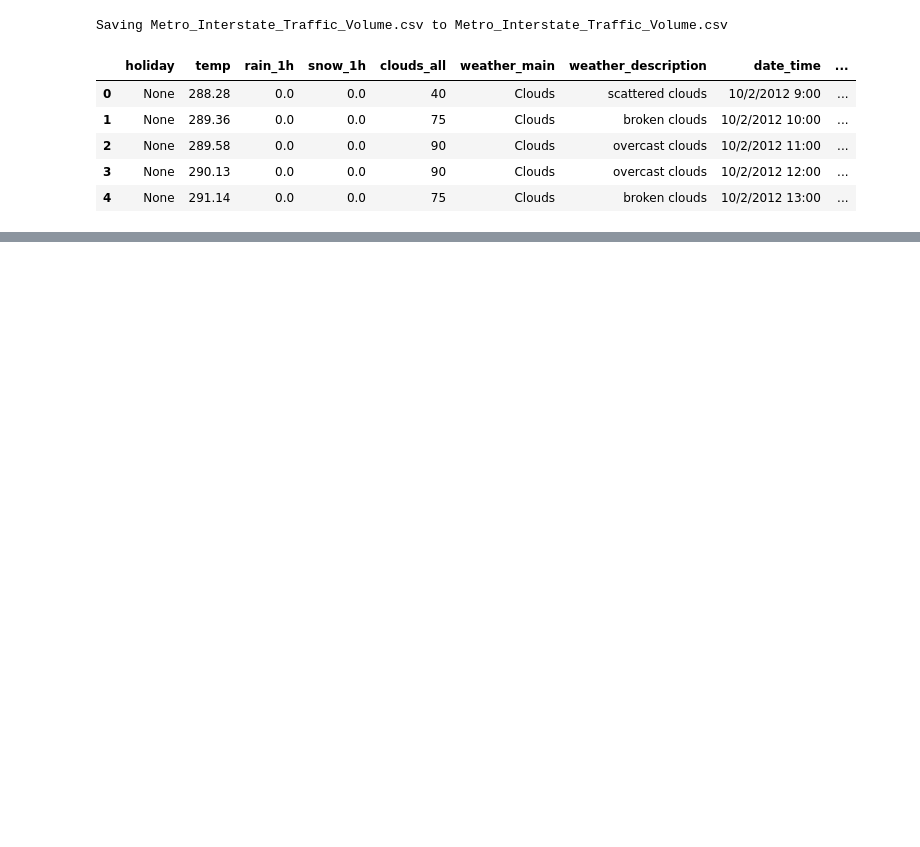
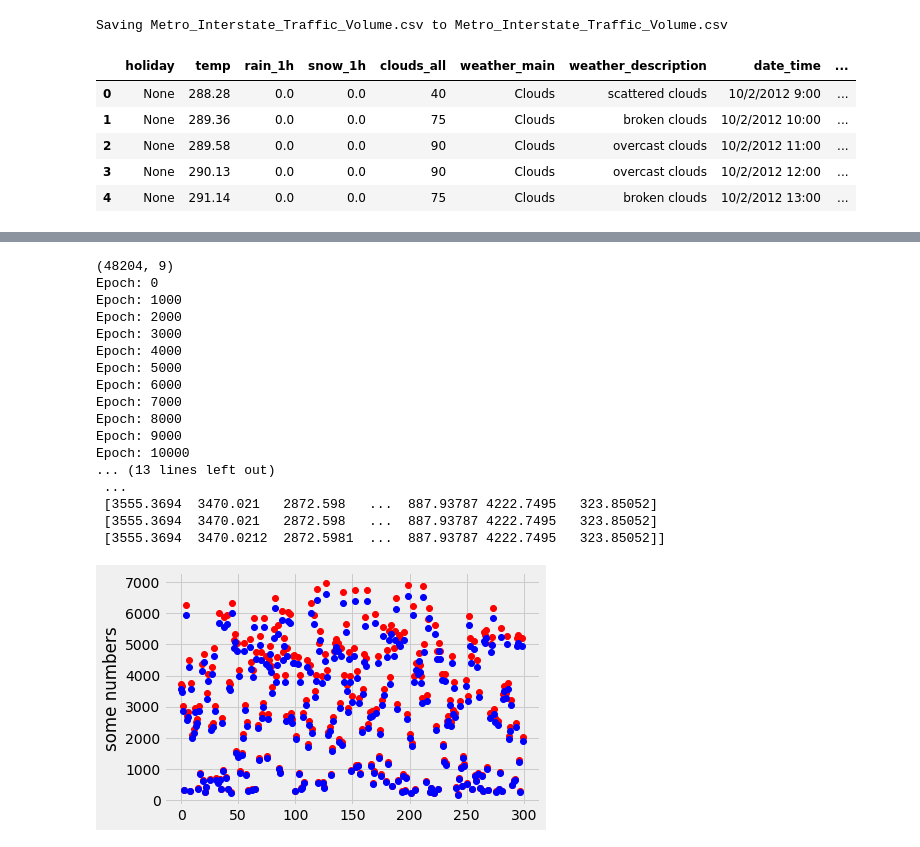
Before and after one commit to WeiChuen99/SVR-Regression, a Jupyter notebook: Regression.ipynb, the cells around one changed output, grey strips where cells are left out. Cells and saved outputs as stored; diff of their text form; code cells hidden in the pictures; blank space fills up the shorter version.

```diff
--- a/Regression.ipynb
+++ b/Regression.ipynb
@@ -79,6 +122,7 @@ X1, X2, y1, y2 = train_test_split(X, y, random_state=0, train_size=0.5)
 #Network parameters
 n_hidden1 = 10
 n_hidden2 = 10
+n_hidden3 = 10
 n_input = 24101
 n_output = 24101
 #Learning parameters
@@ -95,22 +139,28 @@ Y = tf.placeholder("float", [None, n_output])
 b1 = tf.Variable(tf.random_normal([n_hidden1]))
 #Biases second hidden layer
 b2 = tf.Variable(tf.random_normal([n_hidden2]))
+#Biases third hidden layer
+b3 = tf.Variable(tf.random_normal([n_hidden3]))
 #Biases output layer
-b3 = tf.Variable(tf.random_normal([n_output]))
+b4 = tf.Variable(tf.random_normal([n_output]))
 #Weights connecting input layer with first hidden layer
 w1 = tf.Variable(tf.random_normal([n_input, n_hidden1]))
 #Weights connecting first hidden layer with second hidden layer
 w2 = tf.Variable(tf.random_normal([n_hidden1, n_hidden2]))
-#Weights connecting second hidden layer with output layer
-w3 = tf.Variable(tf.random_normal([n_hidden2, n_output]))
+#Weights connecting second hidden layer with third hidden layer
+w3 = tf.Variable(tf.random_normal([n_hidden2, n_hidden3]))
+#Weights connecting third hidden layer with output layer
+w4 = tf.Variable(tf.random_normal([n_hidden3, n_output]))
 
 def multilayer_perceptron(input_d):
  #Task of neurons of first hidden layer
  layer_1 = tf.nn.sigmoid(tf.add(tf.matmul(input_d, w1), b1))
  #Task of neurons of second hidden layer
  layer_2 = tf.nn.sigmoid(tf.add(tf.matmul(layer_1, w2), b2))
+  #Task of neurons of third hidden layer
+ layer_3 = tf.nn.sigmoid(tf.add(tf.matmul(layer_2, w3), b3))
  #Task of neurons of output layer
- out_layer = tf.add(tf.matmul(layer_2, w3),b3)
+ out_layer = tf.add(tf.matmul(layer_3, w4),b4)
 
  return out_layer
 
@@ -158,30 +208,50 @@ batch_y_train=batch_y[:,0:24101]
 batch_x_test=batch_x[:,24102:48204]
 batch_y_test=batch_y[:,24102:48204]
 
 label_train=label[0:24101]
 label_test=label[24102:48204]
 
 with tf.Session() as sess:
   sess.run(init)
   #Training epoch
   for epoch in range(number_epochs):
 
     sess.run(optimizer, feed_dict={X: batch_x_train, Y: batch_y_train})
     #Display the epoch
     if epoch % 1000 == 0:
       print("Epoch:", '%d' % (epoch))
   # Test model
   pred = (neural_network) # Apply softmax to logits
   accuracy=tf.keras.losses.MSE(pred,Y)
   print("Accuracy:", accuracy.eval({X: batch_x_train, Y: batch_y_train}))
   #tf.keras.evaluate(pred,batch_x)
   print("Prediction:", pred.eval({X: batch_x_train}))
   output=neural_network.eval({X: batch_x_train})
+  plt.style.use('fivethirtyeight')
   plt.plot(batch_y_train[0,0:300], 'ro', output[0,0:300], 'bo')
   plt.ylabel('some numbers')
   plt.show()
 
   estimated_class=tf.argmax(pred, 1)#+1e-50-1e-50
   correct_prediction1 = tf.equal(tf.argmax(pred, 1),label)
   accuracy1 = tf.reduce_mean(tf.cast(correct_prediction1, tf.float32))
   #print(accuracy1.eval({X: batch_x}))
+# %% [output]
+(48204, 9)
+Epoch: 0
+Epoch: 1000
+Epoch: 2000
+Epoch: 3000
+Epoch: 4000
+Epoch: 5000
+Epoch: 6000
+Epoch: 7000
+Epoch: 8000
+Epoch: 9000
+Epoch: 10000
+... (13 lines left out)
+ ...
+ [3555.3694  3470.021   2872.598   ...  887.93787 4222.7495   323.85052]
+ [3555.3694  3470.021   2872.598   ...  887.93787 4222.7495   323.85052]
+ [3555.3694  3470.0212  2872.5981  ...  887.93787 4222.7495   323.85052]]
+[figure, added]
```
Also changed, not shown: parts of 3 cells of this notebook.
